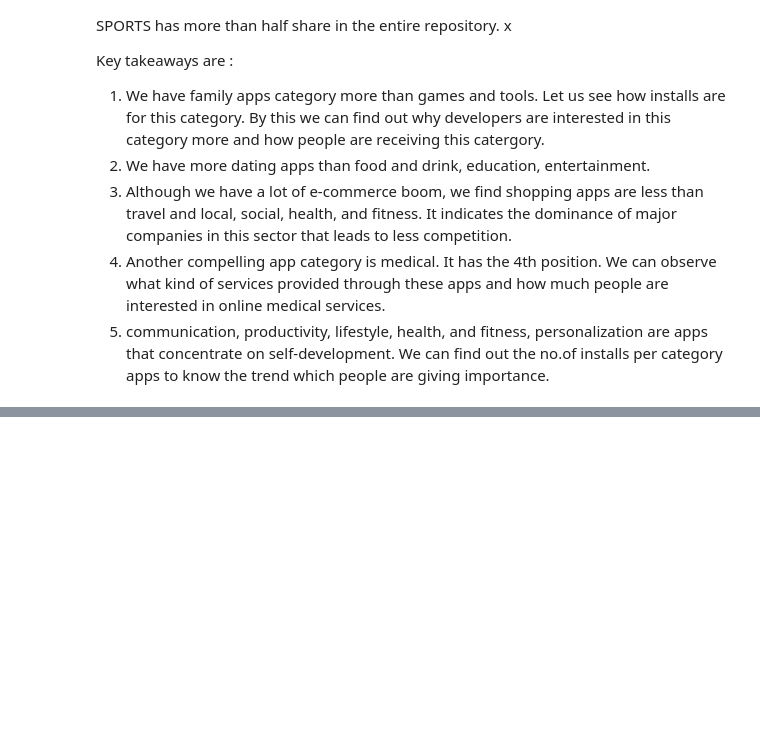
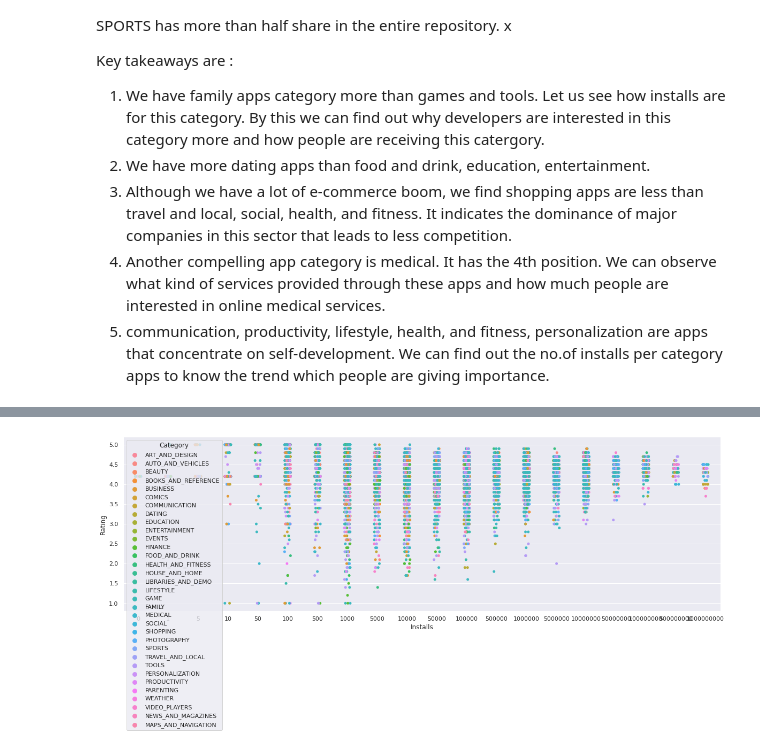
Before and after one commit to akhich551995/Google-app-store-analysis-akhil, a Jupyter notebook: GPS.ipynb, the cells around one changed output, grey strips where cells are left out. Saved outputs shown, nothing was run; the diff lists cells and outputs as text; code cells hidden in the pictures; blank space fills up the shorter version.

```diff
--- a/GPS.ipynb
+++ b/GPS.ipynb
@@ -288,0 +268,6 @@ sns.catplot(y='Rating',x='Category',data=gps,hue='Rating')
+# %%
+sns.set()
+plt.figure(figsize=(20,6))
+sns.stripplot(x="Installs", y="Rating",hue='Category',data=gps);
+# %% [output]
+[figure, added]
```
Also changed, not shown: parts of 5 cells of this notebook.
